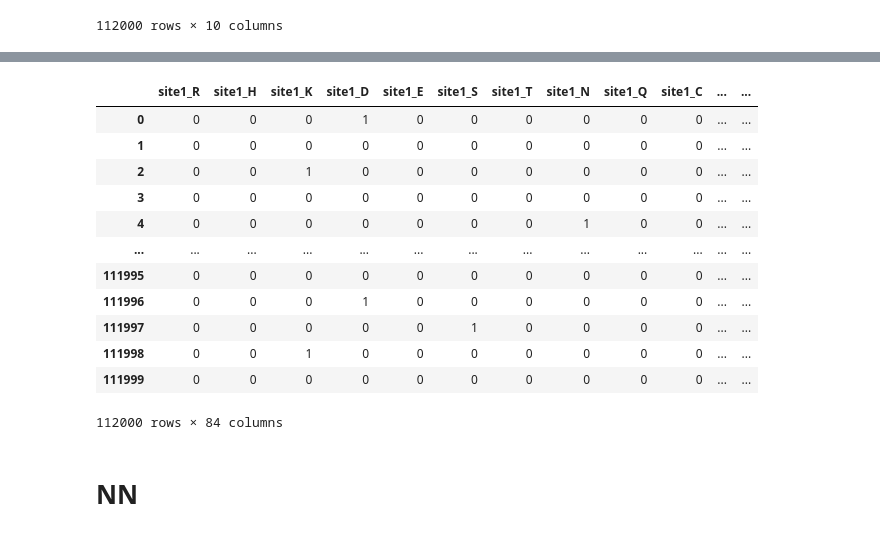
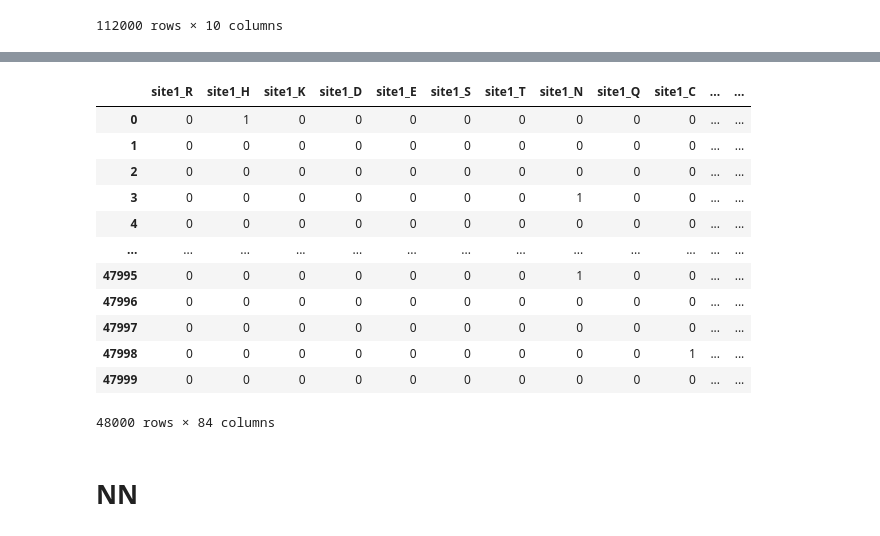
Before and after one commit to friti/ML-Intro-course, a Jupyter notebook: task3/task3_fe_nn.ipynb, the cells around one changed output, grey strips where cells are left out. Drawn from its saved outputs; the diff is of its cells as text; code cells hidden in the pictures.

```diff
--- a/task3/task3_fe_nn.ipynb
+++ b/task3/task3_fe_nn.ipynb
@@ -33,5 +33,8 @@ from sklearn.neural_network import MLPClassifier
 # %% [markdown]
 # Load dataset and preprocess it
 # %%
-## Load training dataset
+## Load training and test dataset
 train_df = pd.read_csv('dataset/train.csv', delimiter=',')
+test_df = pd.read_csv('dataset/test.csv', delimiter=',')
+sample_df = pd.read_csv('dataset/sample.csv', delimiter=',', header = None)
+print(len(sample_df),len(test_df))
@@ -139,4 +176,8 @@ train_df_label
 train_df_one_hot = train_df.copy()
 training_columns_one_hot = one_hot_encoding(train_df_one_hot, amino_acids)
 train_df_one_hot
+
+test_df_one_hot = test_df.copy()
+testing_columns_one_hot = one_hot_encoding(test_df_one_hot, amino_acids)
+test_df_one_hot
 # %% [output]
@@ -164,3 +205,5 @@ class_weights = {0: 1, 1:26}
 X_label = train_df_label[training_columns_label]
 X_one_hot = train_df_one_hot[training_columns_one_hot]
 y = train_df_one_hot["Active"]
+
+X_test_one_hot = test_df_one_hot[testing_columns_one_hot]
@@ -167,20 +242,20 @@ y = train_df_one_hot["Active"]
 # %%
 
-X_one_hot
+X_test_one_hot
 # %% [output]
 |  | site1_R | site1_H | site1_K | site1_D | site1_E | site1_S | site1_T | site1_N | site1_Q | site1_C | ... | ... |
-| 0 | 0 | 0 | 0 | 1 | 0 | 0 | 0 | 0 | 0 | 0 | ... | ... |
+| 0 | 0 | 1 | 0 | 0 | 0 | 0 | 0 | 0 | 0 | 0 | ... | ... |
 | 1 | 0 | 0 | 0 | 0 | 0 | 0 | 0 | 0 | 0 | 0 | ... | ... |
-| 2 | 0 | 0 | 1 | 0 | 0 | 0 | 0 | 0 | 0 | 0 | ... | ... |
-| 3 | 0 | 0 | 0 | 0 | 0 | 0 | 0 | 0 | 0 | 0 | ... | ... |
-| 4 | 0 | 0 | 0 | 0 | 0 | 0 | 0 | 1 | 0 | 0 | ... | ... |
+| 2 | 0 | 0 | 0 | 0 | 0 | 0 | 0 | 0 | 0 | 0 | ... | ... |
+| 3 | 0 | 0 | 0 | 0 | 0 | 0 | 0 | 1 | 0 | 0 | ... | ... |
+| 4 | 0 | 0 | 0 | 0 | 0 | 0 | 0 | 0 | 0 | 0 | ... | ... |
 | ... | ... | ... | ... | ... | ... | ... | ... | ... | ... | ... | ... | ... |
-| 111995 | 0 | 0 | 0 | 0 | 0 | 0 | 0 | 0 | 0 | 0 | ... | ... |
-| 111996 | 0 | 0 | 0 | 1 | 0 | 0 | 0 | 0 | 0 | 0 | ... | ... |
-| 111997 | 0 | 0 | 0 | 0 | 0 | 1 | 0 | 0 | 0 | 0 | ... | ... |
-| 111998 | 0 | 0 | 1 | 0 | 0 | 0 | 0 | 0 | 0 | 0 | ... | ... |
-| 111999 | 0 | 0 | 0 | 0 | 0 | 0 | 0 | 0 | 0 | 0 | ... | ... |
+| 47995 | 0 | 0 | 0 | 0 | 0 | 0 | 0 | 1 | 0 | 0 | ... | ... |
+| 47996 | 0 | 0 | 0 | 0 | 0 | 0 | 0 | 0 | 0 | 0 | ... | ... |
+| 47997 | 0 | 0 | 0 | 0 | 0 | 0 | 0 | 0 | 0 | 0 | ... | ... |
+| 47998 | 0 | 0 | 0 | 0 | 0 | 0 | 0 | 0 | 0 | 1 | ... | ... |
+| 47999 | 0 | 0 | 0 | 0 | 0 | 0 | 0 | 0 | 0 | 0 | ... | ... |
-112000 rows × 84 columns
+48000 rows × 84 columns
 # %% [markdown]
 # NN
 # %%
```
Also changed, not shown: parts of 15 cells of this notebook.
